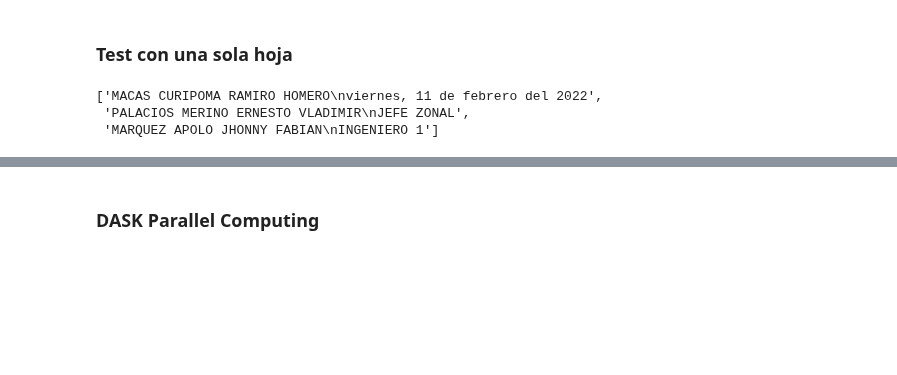
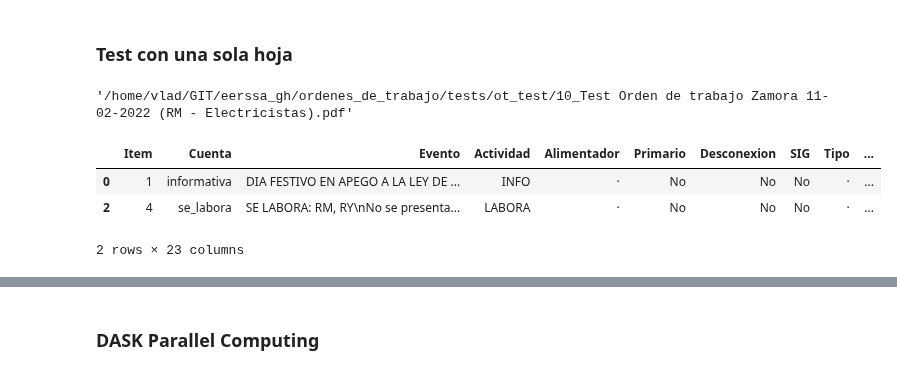
Before and after one commit to ernestopalacios/ordenes_de_trabajo, a Jupyter notebook: Test_Procesar_v30.ipynb, the cells around one changed output, grey strips where cells are left out. Cells and saved outputs as stored; diff of their text form; code cells hidden in the pictures; blank space fills up the shorter version.

```diff
--- a/Test_Procesar_v30.ipynb
+++ b/Test_Procesar_v30.ipynb
@@ -112,8 +100,16 @@ All files as strings:
 # %%
 nro_ot_test = 3
 ot_test = OrdenTrabajo.procesarOt(file_strings[ nro_ot_test ])
-ot_test['firmas']
+ot_test['link']
 # %% [output]
-['MACAS CURIPOMA RAMIRO HOMERO\nviernes, 11 de febrero del 2022',
- 'PALACIOS MERINO ERNESTO VLADIMIR\nJEFE ZONAL',
- 'MARQUEZ APOLO JHONNY FABIAN\nINGENIERO 1']
+'/home/vlad/GIT/eerssa_gh/ordenes_de_trabajo/tests/ot_test/10_Test Orden de trabajo Zamora 11-02-2022 (RM - Electricistas).pdf'
+# %%
+ot_obj = ObjetoOt.GestionOt.from_v30(ot_test)
+# %%
+m_ot = ActividadesV30.ConvertirOT_a_ActividadesCSV(ot_obj)
+m_ot
+# %% [output]
+|  | Item | Cuenta | Evento | Actividad | Alimentador | Primario | Desconexion | SIG | Tipo | ... |
+| 0 | 1 | informativa | DIA FESTIVO EN APEGO A LA LEY DE ... | INFO | · | No | No | No | · | ... |
+| 2 | 4 | se_labora | SE LABORA: RM, RY\nNo se presenta... | LABORA | · | No | No | No | · | ... |
+2 rows × 23 columns
```
Also changed, not shown: parts of 10 cells of this notebook, 7 other files.
